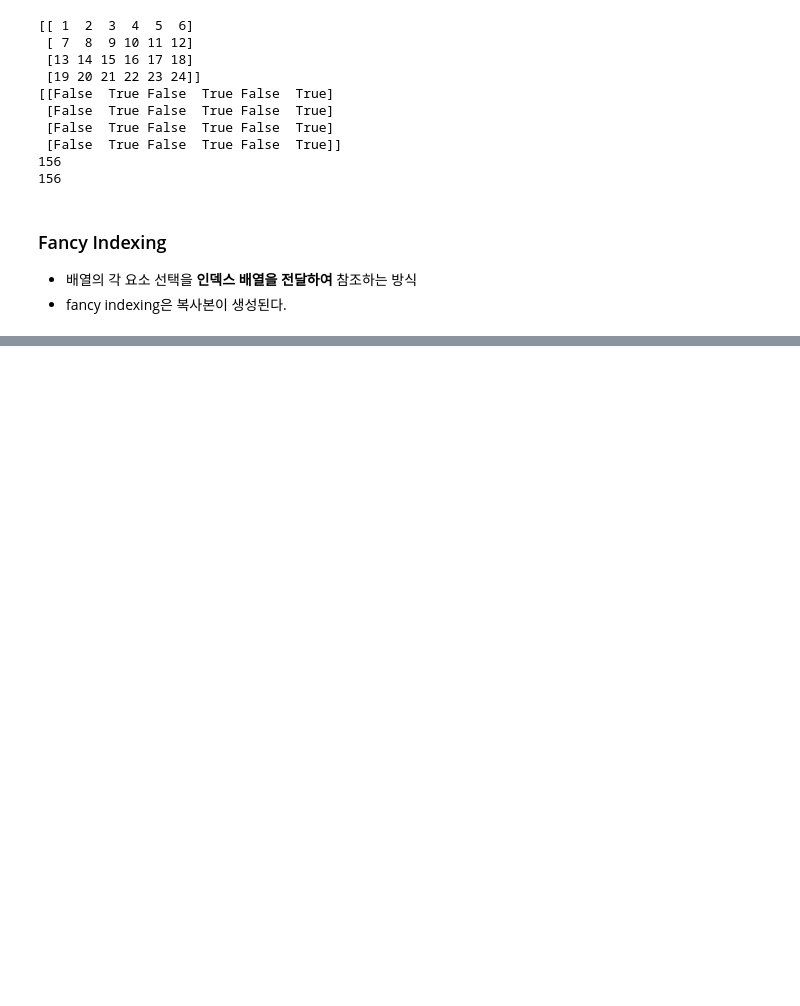
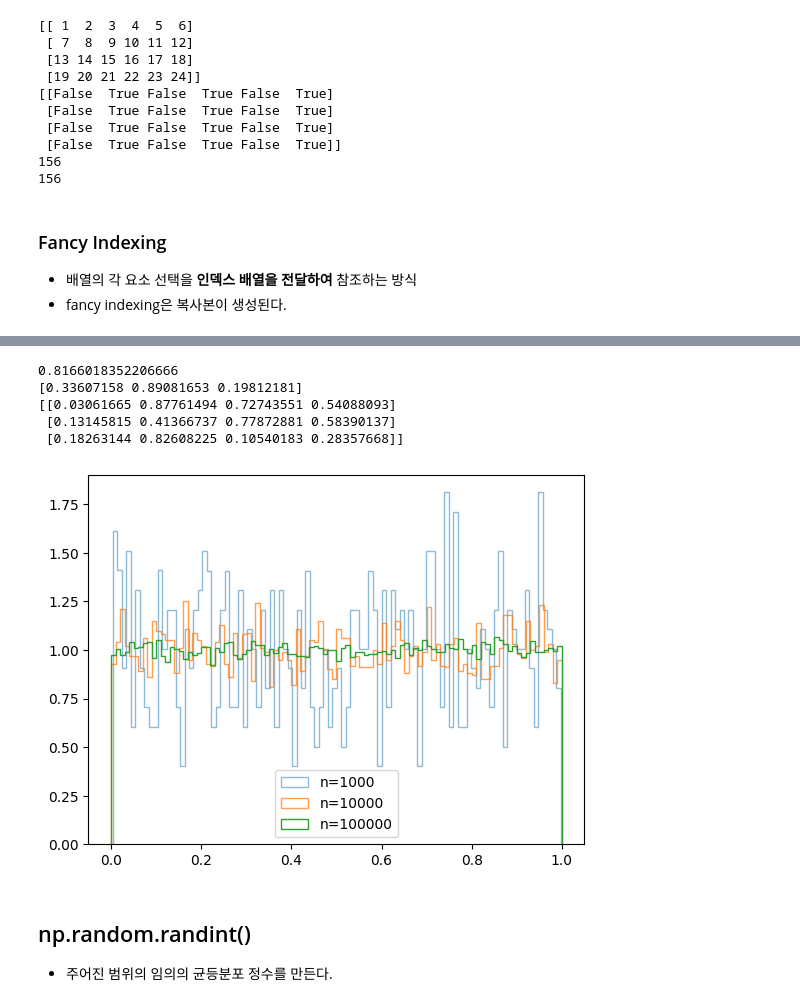
Before and after one commit to jjh9329/numpy-study, a Jupyter notebook: 01.Numpy/0503.ipynb, the cells around one changed output, grey strips where cells are left out. Cells and saved outputs as stored; diff of their text form; code cells hidden in the pictures; blank space fills up the shorter version.

```diff
--- a/01.Numpy/0503.ipynb
+++ b/01.Numpy/0503.ipynb
@@ -316,0 +532,35 @@ print(np.sum(a[a%2 == 0]))
+# %%
+a = np.random.rand() # 난수 1개 발생
+print(a)
+
+b =  np.random.rand(3) #1차원 배열 생성
+print(b)
+
+c = np.random.rand(3,4) #2차원 배열 새엇ㅇ
+print(c)
+# %% [output]
+0.8166018352206666
+[0.33607158 0.89081653 0.19812181]
+[[0.03061665 0.87761494 0.72743551 0.54088093]
+ [0.13145815 0.41366737 0.77872881 0.58390137]
+ [0.18263144 0.82608225 0.10540183 0.28357668]]
+# %%
+# 균등 분포 그래프 확인
+
+a = np.random.rand(1000)
+b = np.random.rand(10000)
+c = np.random.rand(100000)
+
+#도수분포표 histogram
+#alpha 투명도
+plt.hist(a,bins=100,density=True,alpha=0.5,histtype='step',label='n=1000')
+plt.hist(b,bins=100,density=True,alpha=0.75,histtype='step',label='n=10000')
+plt.hist(c,bins=100,density=True,alpha=1,histtype='step',label='n=100000')
+
+plt.legend()
+plt.show()
+# %% [output]
+[figure, added]
+# %% [markdown]
+## np.random.randint()
+- 주어진 범위의 임의의 균등분포 정수를 만든다.
```
Also changed, not shown: parts of 20 cells of this notebook, 1 other file.
